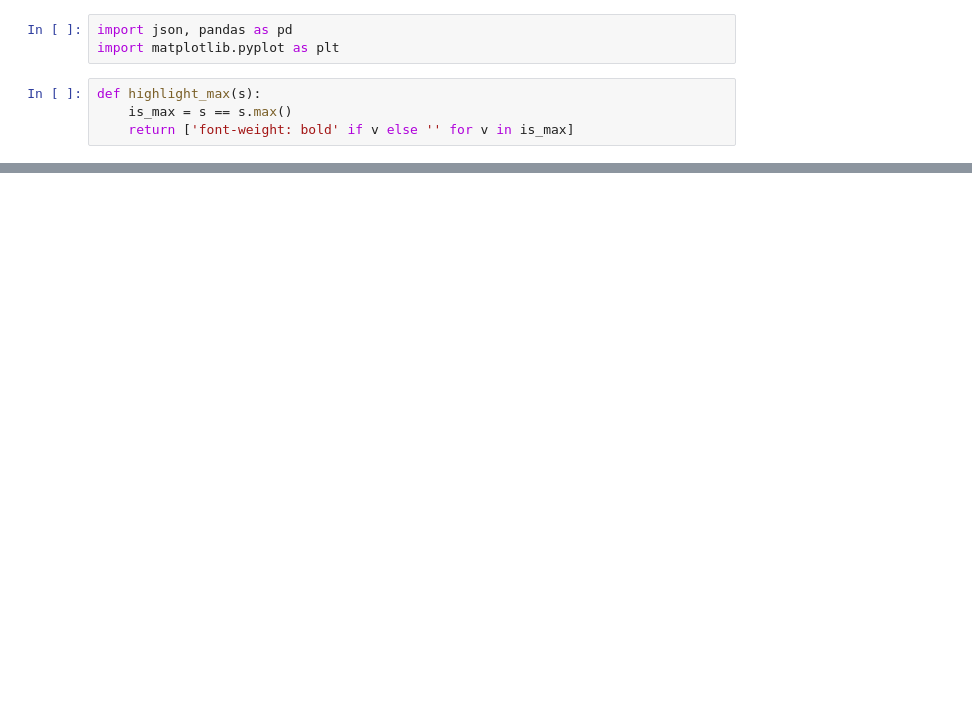
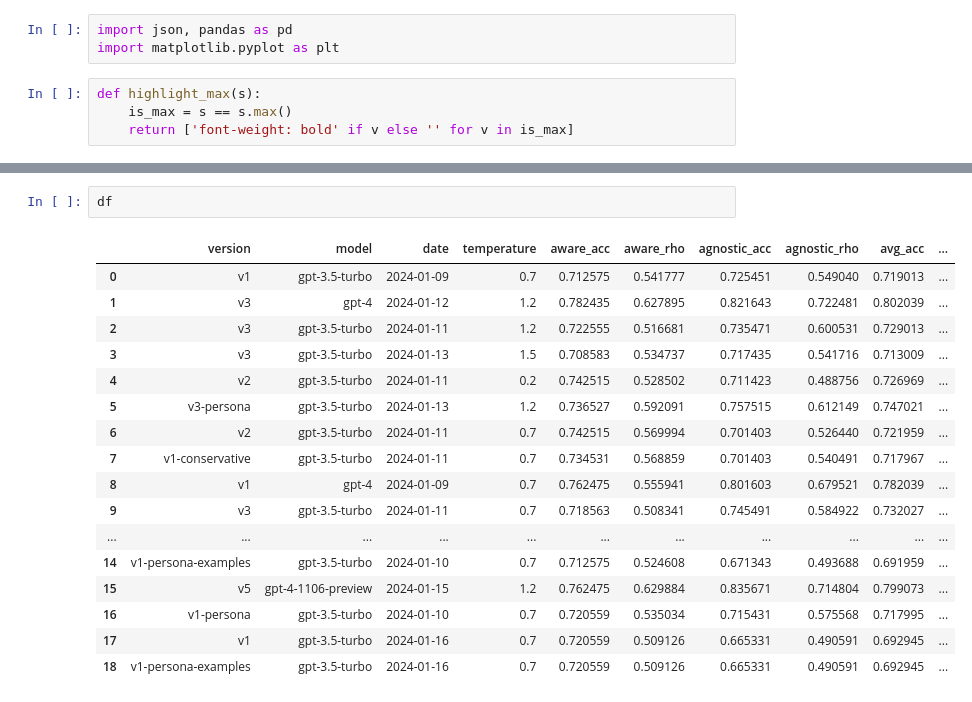
Before and after one commit to bradleypallen/shroom, a Jupyter notebook: prod/scores.ipynb, the cells around one changed output, grey strips where cells are left out. Saved outputs shown, nothing was run; the diff lists cells and outputs as text; blank space fills up the shorter version.

Commit message:
Rerun of v1-persona, v1-persona-examples

```diff
--- a/prod/scores.ipynb
+++ b/prod/scores.ipynb
@@ -33,3 +32,23 @@ styled_df
+# %%
+df
+# %% [output]
+|  | version | model | date | temperature | aware_acc | aware_rho | agnostic_acc | agnostic_rho | avg_acc | ... |
+| 0 | v1 | gpt-3.5-turbo | 2024-01-09 | 0.7 | 0.712575 | 0.541777 | 0.725451 | 0.549040 | 0.719013 | ... |
+| 1 | v3 | gpt-4 | 2024-01-12 | 1.2 | 0.782435 | 0.627895 | 0.821643 | 0.722481 | 0.802039 | ... |
+| 2 | v3 | gpt-3.5-turbo | 2024-01-11 | 1.2 | 0.722555 | 0.516681 | 0.735471 | 0.600531 | 0.729013 | ... |
+| 3 | v3 | gpt-3.5-turbo | 2024-01-13 | 1.5 | 0.708583 | 0.534737 | 0.717435 | 0.541716 | 0.713009 | ... |
+| 4 | v2 | gpt-3.5-turbo | 2024-01-11 | 0.2 | 0.742515 | 0.528502 | 0.711423 | 0.488756 | 0.726969 | ... |
+| 5 | v3-persona | gpt-3.5-turbo | 2024-01-13 | 1.2 | 0.736527 | 0.592091 | 0.757515 | 0.612149 | 0.747021 | ... |
+| 6 | v2 | gpt-3.5-turbo | 2024-01-11 | 0.7 | 0.742515 | 0.569994 | 0.701403 | 0.526440 | 0.721959 | ... |
+| 7 | v1-conservative | gpt-3.5-turbo | 2024-01-11 | 0.7 | 0.734531 | 0.568859 | 0.701403 | 0.540491 | 0.717967 | ... |
+| 8 | v1 | gpt-4 | 2024-01-09 | 0.7 | 0.762475 | 0.555941 | 0.801603 | 0.679521 | 0.782039 | ... |
+| 9 | v3 | gpt-3.5-turbo | 2024-01-11 | 0.7 | 0.718563 | 0.508341 | 0.745491 | 0.584922 | 0.732027 | ... |
+| ... | ... | ... | ... | ... | ... | ... | ... | ... | ... | ... |
+| 14 | v1-persona-examples | gpt-3.5-turbo | 2024-01-10 | 0.7 | 0.712575 | 0.524608 | 0.671343 | 0.493688 | 0.691959 | ... |
+| 15 | v5 | gpt-4-1106-preview | 2024-01-15 | 1.2 | 0.762475 | 0.629884 | 0.835671 | 0.714804 | 0.799073 | ... |
+| 16 | v1-persona | gpt-3.5-turbo | 2024-01-10 | 0.7 | 0.720559 | 0.535034 | 0.715431 | 0.575568 | 0.717995 | ... |
+| 17 | v1 | gpt-3.5-turbo | 2024-01-16 | 0.7 | 0.720559 | 0.509126 | 0.665331 | 0.490591 | 0.692945 | ... |
+| 18 | v1-persona-examples | gpt-3.5-turbo | 2024-01-16 | 0.7 | 0.720559 | 0.509126 | 0.665331 | 0.490591 | 0.692945 | ... |
 # %%
 print(df_for_table.to_markdown())
 # %% [output]
```
Also changed, not shown: parts of 3 cells of this notebook, 8 other files.
